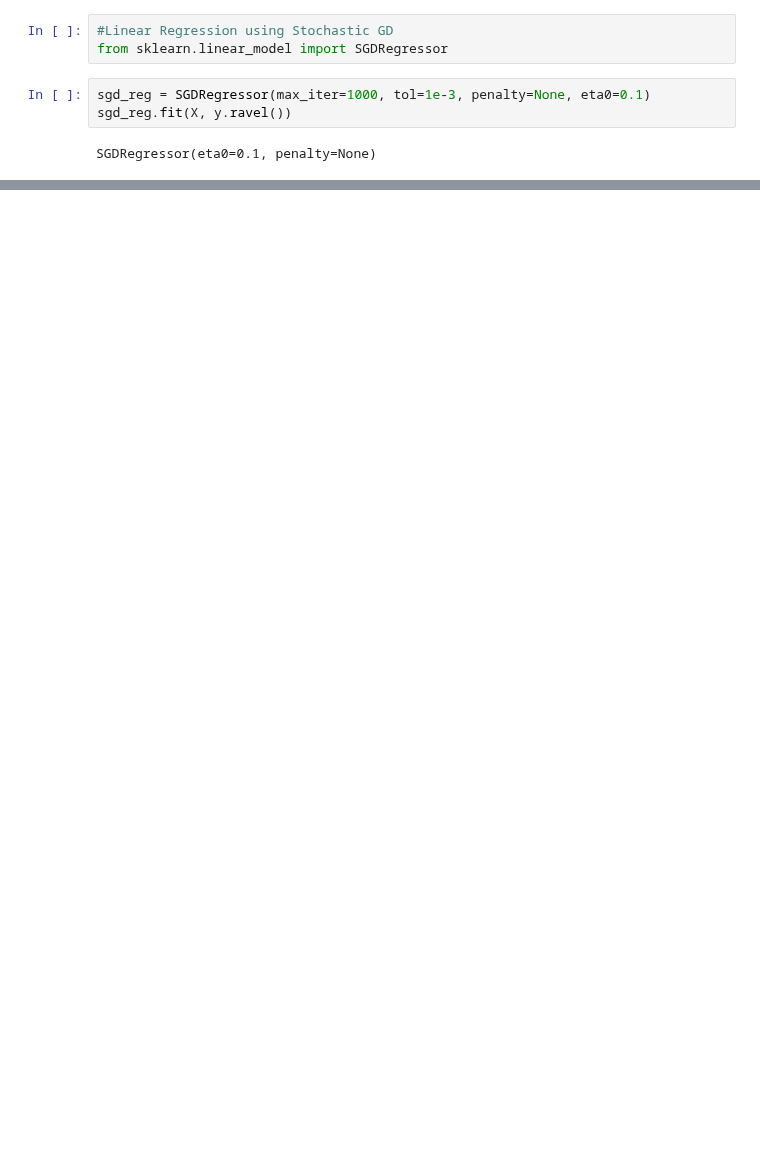
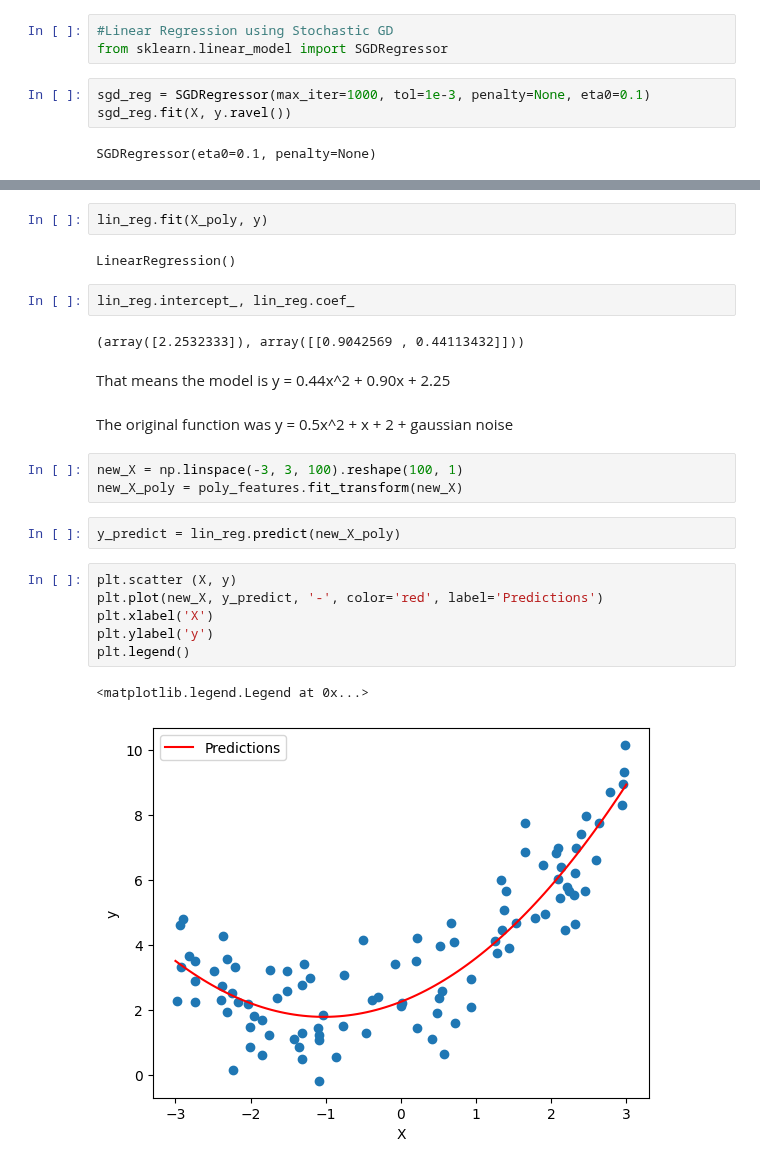
Before and after one commit to alinemitri/hands-on-ML-book, a Jupyter notebook: 04_project.ipynb, the cells around one changed output, grey strips where cells are left out. Drawn from its saved outputs; the diff is of its cells as text; blank space fills up the shorter version.

```diff
--- a/04_project.ipynb
+++ b/04_project.ipynb
@@ -156,0 +194,26 @@ sgd_reg.intercept_, sgd_reg.coef_
+# %%
+lin_reg.fit(X_poly, y)
+# %% [output]
+LinearRegression()
+# %%
+lin_reg.intercept_, lin_reg.coef_
+# %% [output]
+(array([2.2532333]), array([[0.9042569 , 0.44113432]]))
+# %% [markdown]
+That means the model is y = 0.44x^2 + 0.90x + 2.25
+# %% [markdown]
+The original function was y = 0.5x^2 + x + 2 + gaussian noise
+# %%
+new_X = np.linspace(-3, 3, 100).reshape(100, 1)
+new_X_poly = poly_features.fit_transform(new_X)
+# %%
+y_predict = lin_reg.predict(new_X_poly)
+# %%
+plt.scatter (X, y)
+plt.plot(new_X, y_predict, '-', color='red', label='Predictions')
+plt.xlabel('X')
+plt.ylabel('y')
+plt.legend()
+# %% [output]
+<matplotlib.legend.Legend at 0x...>
+[figure, added]
```
Also changed, not shown: parts of 19 cells of this notebook.
